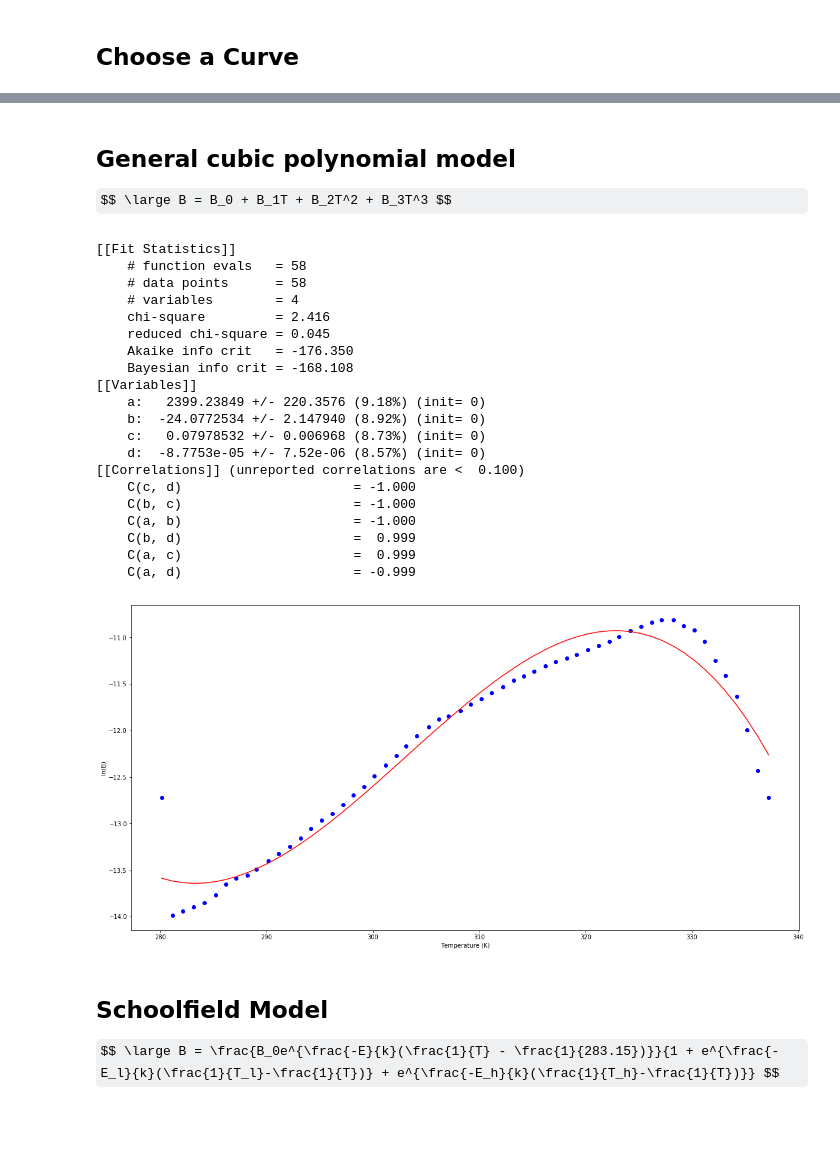
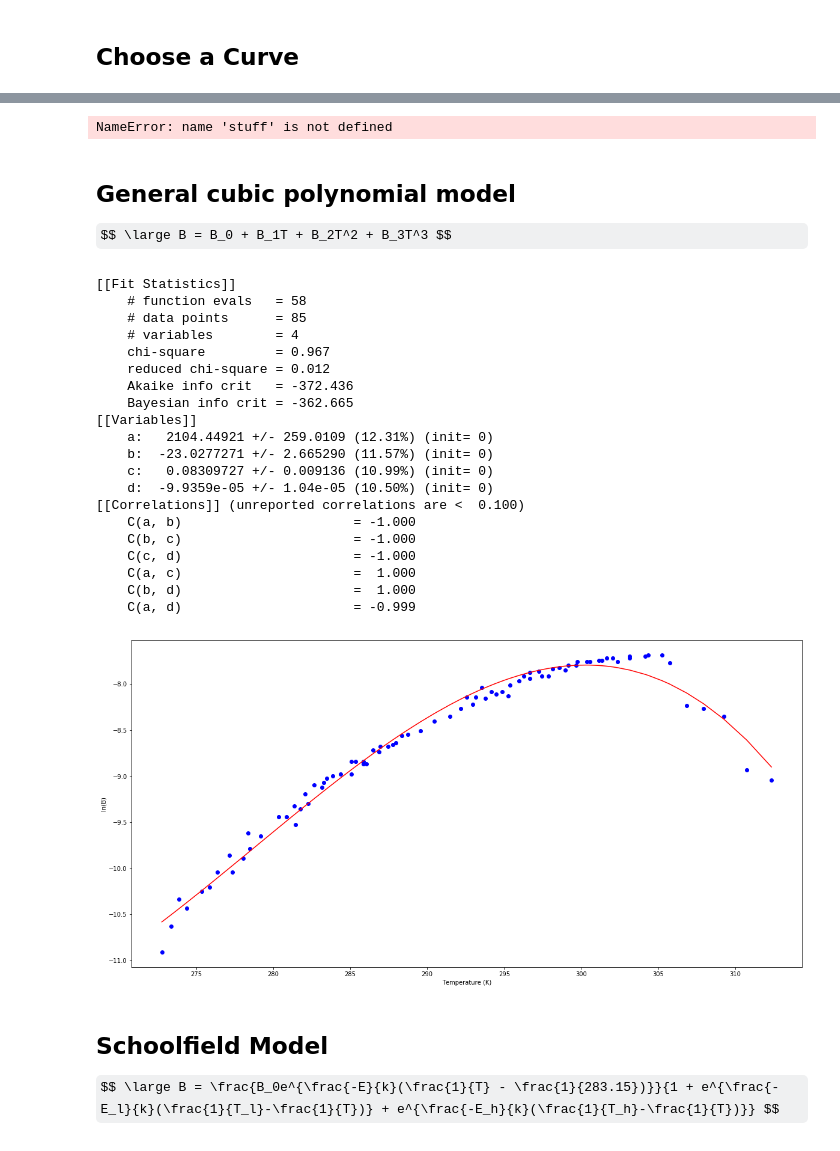
Before and after one commit to dbridg15/CMEECoursework, a Jupyter notebook: CMEEMiniProject/Code/newtry.ipynb, the cells around one changed output, grey strips where cells are left out. Cells and saved outputs as stored; diff of their text form; code cells hidden in the pictures; some formulas as TeX source.

```diff
--- a/CMEEMiniProject/Code/newtry.ipynb
+++ b/CMEEMiniProject/Code/newtry.ipynb
@@ -68,7 +67,7 @@ GRDF["STVlogged"] = np.log(GRDF.StandardisedTraitValue)
 # %% [markdown]
 ## Choose a Curve
 # %%
-id = 952
+id = 1309
 
 curveDF = GRDF[GRDF["NewID"] == id]
 
@@ -88,7 +87,6 @@ ldata   = np.asarray(curveDF["STVlogged"])
 ytitle = ("ln(" + curveDF["StandardisedTraitName"].iloc[0] + " (" +
           curveDF["StandardisedTraitUnit"].iloc[0] + "))")
 
-
 plt.figure(figsize = (20, 20))
 plt.subplot(211)
 plt.plot(xVals, ldata, 'ro')
@@ -100,8 +98,6 @@ plt.plot((1/(xVals*k)), ldata, 'bo')
 plt.xlabel("1/kT")
 plt.ylabel("ln(B)")
 
-
-
 plt.show
 # %% [output]
 <function matplotlib.pyplot.show>
@@ -109,3 +152,7 @@ plt.show
+# %%
+stuff
+# %% [output]
+NameError: name 'stuff' is not defined
 # %% [markdown]
 ## General cubic polynomial model
 
@@ -115,49 +162,49 @@ params = Parameters()
 params.add('a', value = 0.)
 params.add('b', value = 0.)
 params.add('c', value = 0.)
 params.add('d', value = 0.)
 
 def get_residual(params, x, data):
     a = params['a'].value
     b = params['b'].value
     c = params['c'].value
     d = params['d'].value
 
     model = a + b*x + c*x**2 + d*x**3
 
     return model - data
 
 out1 = minimize(get_residual, params, args = (xVals, ldata))
 
 report_fit(out1)
 
-plt.plot(xVals, ldata, 'bo')
-plt.plot(xVals, get_residual(out1.params, xVals, ldata) + ldata, 'r')
+plt.plot(xVals, ldata, 'ro')
+plt.plot(xVals, get_residual(out1.params, xVals, ldata) + ldata, 'b')
 plt.xlabel("Temperature (K)")
 plt.ylabel("ln(B)")
 plt.show()
 # %% [output]
 [[Fit Statistics]]
     # function evals   = 58
-    # data points      = 58
+    # data points      = 85
     # variables        = 4
-    chi-square         = 2.416
-    reduced chi-square = 0.045
-    Akaike info crit   = -176.350
-    Bayesian info crit = -168.108
+    chi-square         = 0.967
+    reduced chi-square = 0.012
+    Akaike info crit   = -372.436
+    Bayesian info crit = -362.665
 [[Variables]]
-    a:   2399.23849 +/- 220.3576 (9.18%) (init= 0)
-    b:  -24.0772534 +/- 2.147940 (8.92%) (init= 0)
-    c:   0.07978532 +/- 0.006968 (8.73%) (init= 0)
-    d:  -8.7753e-05 +/- 7.52e-06 (8.57%) (init= 0)
+    a:   2104.44921 +/- 259.0109 (12.31%) (init= 0)
+    b:  -23.0277271 +/- 2.665290 (11.57%) (init= 0)
+    c:   0.08309727 +/- 0.009136 (10.99%) (init= 0)
+    d:  -9.9359e-05 +/- 1.04e-05 (10.50%) (init= 0)
 [[Correlations]] (unreported correlations are <  0.100)
+    C(a, b)                      = -1.000
+    C(b, c)                      = -1.000
     C(c, d)                      = -1.000
-    C(b, c)                      = -1.000
-    C(a, b)                      = -1.000
-    C(b, d)                      =  0.999
-    C(a, c)                      =  0.999
+    C(a, c)                      =  1.000
+    C(b, d)                      =  1.000
     C(a, d)                      = -0.999
-[figure, old version]
+[figure, new version]
 # %% [markdown]
 ## Schoolfield Model
 
```
Also changed, not shown: parts of 8 cells of this notebook.
